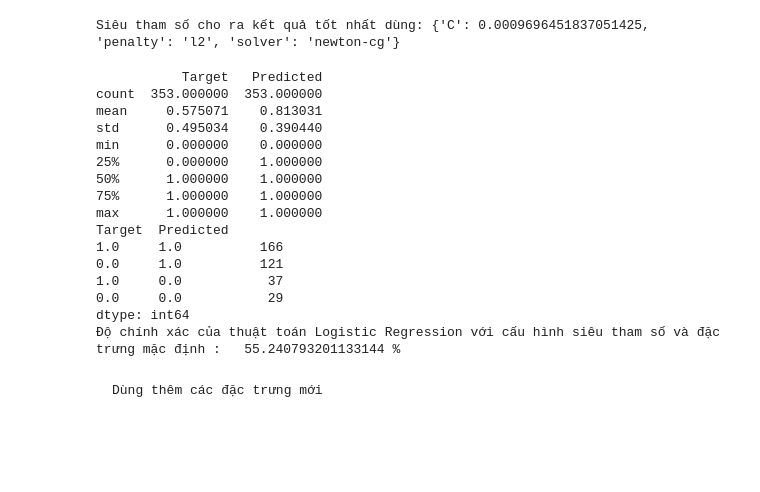
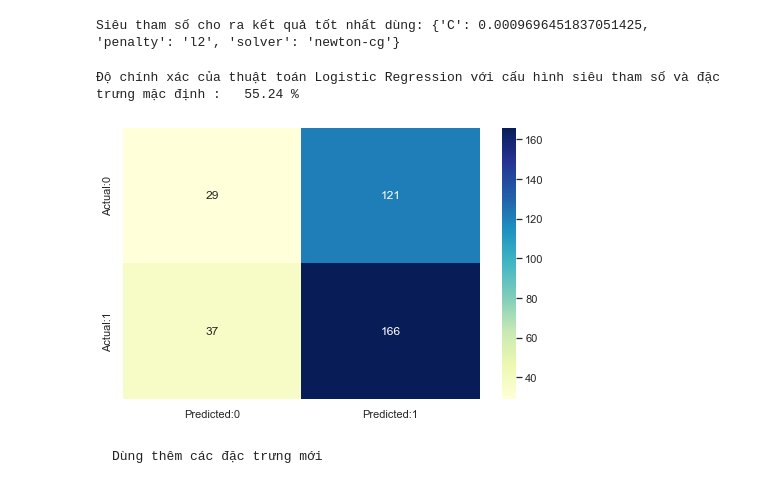
Before and after one commit to LeManhDuy/Data-Science-Stock-Price-Prediction, a Jupyter notebook: feature_engineering.ipynb, the cells around one changed output. Drawn from its saved outputs; the diff is of its cells as text; code cells hidden in the pictures; blank space fills up the shorter version.

```diff
--- a/feature_engineering.ipynb
+++ b/feature_engineering.ipynb
@@ -210,10 +210,10 @@ def LogisticRegression_Hyperparameter(X_train, y_train,X_test,y_test, params):
     model = LogisticRegression(C = params['C'], solver = params['solver'], penalty = params['penalty'])
     model.fit(X_train, y_train)
     y_pred = model.predict(X_test)
-    y_pred = pd.Series(y_pred, index = X_test.index)
-    combined = pd.concat({"Target": y_test, "Predicted": y_pred}, axis=1)
-    print(combined.describe())
-    print(combined.value_counts())
+    cm=confusion_matrix(y_test,y_pred)
+    conf_matrix=pd.DataFrame(data=cm,columns=['Predicted:0','Predicted:1'],index=['Actual:0','Actual:1'])
+    plt.figure(figsize = (8,5))
+    sns.heatmap(conf_matrix, annot=True,fmt='d',cmap="YlGnBu")
     return accuracy_score(y_test, y_pred)
 # %% [markdown]
     Dùng các đặc trưng mặc định mô hình Logistic
@@ -225,25 +225,11 @@ print('Siêu tham số cho ra kết quả tốt nhất dùng:',best_params_)
 # %% [output]
 Siêu tham số cho ra kết quả tốt nhất dùng: {'C': 0.0009696451837051425, 'penalty': 'l2', 'solver': 'newton-cg'}
 # %%
-result_logistic = LogisticRegression_Hyperparameter(X_train, y_train,X_test,y_test,best_params_)
+result_logistic = round(LogisticRegression_Hyperparameter(X_train, y_train,X_test,y_test,best_params_),4)
 print("Độ chính xác của thuật toán Logistic Regression với cấu hình siêu tham số và đặc trưng mặc định :  ", result_logistic*100,'%')
 # %% [output]
-           Target   Predicted
-count  353.000000  353.000000
-mean     0.575071    0.813031
-std      0.495034    0.390440
-min      0.000000    0.000000
-25%      0.000000    1.000000
-50%      1.000000    1.000000
-75%      1.000000    1.000000
-max      1.000000    1.000000
-Target  Predicted
-1.0     1.0          166
-0.0     1.0          121
-1.0     0.0           37
-0.0     0.0           29
-dtype: int64
-Độ chính xác của thuật toán Logistic Regression với cấu hình siêu tham số và đặc trưng mặc định :   55.240793201133144 %
+Độ chính xác của thuật toán Logistic Regression với cấu hình siêu tham số và đặc trưng mặc định :   55.24 %
+[figure, added]
 # %% [markdown]
     Dùng thêm các đặc trưng mới
 # %%
```
Also changed, not shown: parts of 8 cells of this notebook, 1 other file.
